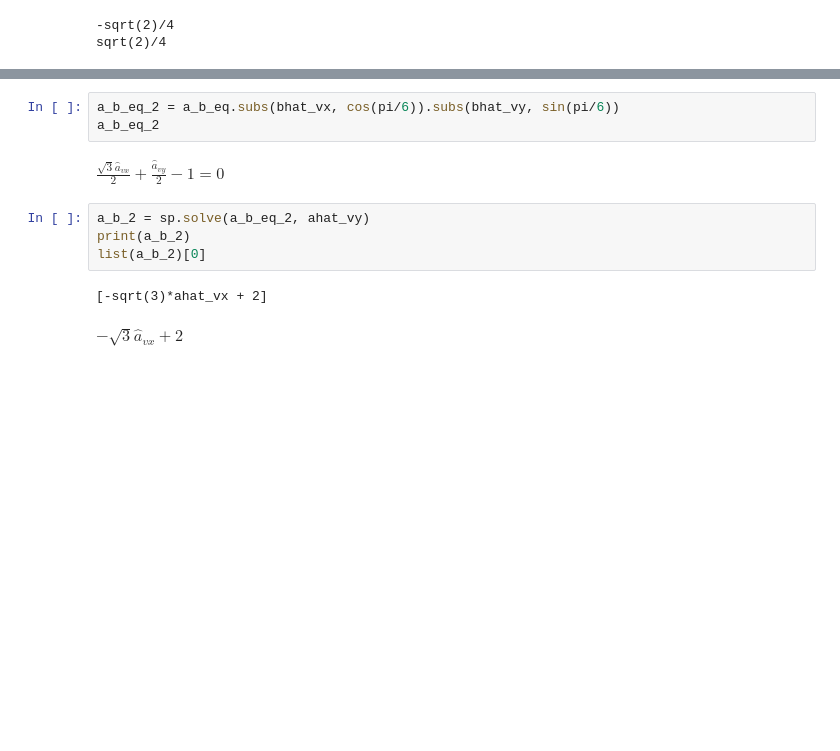
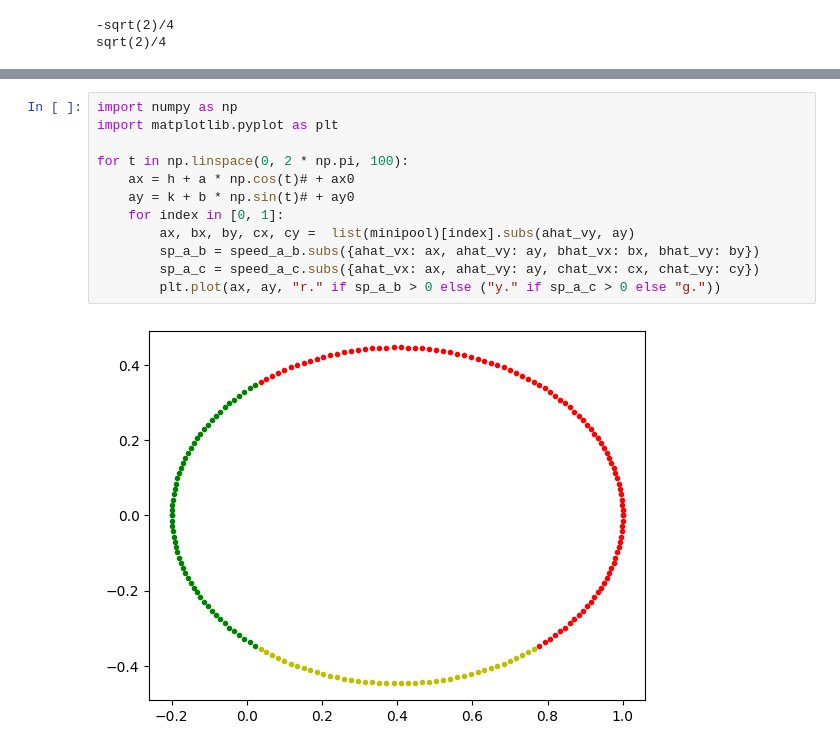
Before and after one commit to CarlKCarlK/perfect-physics, a Jupyter notebook: part_5_pydata_d.ipynb, the cells around one changed output, grey strips where cells are left out. Saved outputs shown, nothing was run; the diff lists cells and outputs as text; blank space fills up the shorter version.

Commit message:
find zeros of speed

```diff
--- a/part_5_pydata_d.ipynb
+++ b/part_5_pydata_d.ipynb
@@ -195,12 +197,14 @@ $\displaystyle \frac{- 2 a_{vx} a_{x}^{3} + 6 a_{vx} a_{x}^{2} b_{x} - 2 a_{vx}
-# %%
-a_b_eq_2 = a_b_eq.subs(bhat_vx, cos(pi/6)).subs(bhat_vy, sin(pi/6))
-a_b_eq_2
-# %% [output]
-$\displaystyle \frac{\sqrt{3} \hat{a}_{vx}}{2} + \frac{\hat{a}_{vy}}{2} - 1 = 0$
-# %%
-a_b_2 = sp.solve(a_b_eq_2, ahat_vy)
-print(a_b_2)
-list(a_b_2)[0]
-# %% [output]
-[-sqrt(3)*ahat_vx + 2]
-$\displaystyle - \sqrt{3} \hat{a}_{vx} + 2$
+# %%
+import numpy as np
+import matplotlib.pyplot as plt
+
+for t in np.linspace(0, 2 * np.pi, 100):
+    ax = h + a * np.cos(t)# + ax0
+    ay = k + b * np.sin(t)# + ay0
+    for index in [0, 1]:
+        ax, bx, by, cx, cy =  list(minipool)[index].subs(ahat_vy, ay)
+        sp_a_b = speed_a_b.subs({ahat_vx: ax, ahat_vy: ay, bhat_vx: bx, bhat_vy: by})
+        sp_a_c = speed_a_c.subs({ahat_vx: ax, ahat_vy: ay, chat_vx: cx, chat_vy: cy})
+        plt.plot(ax, ay, "r." if sp_a_b > 0 else ("y." if sp_a_c > 0 else "g."))
+# %% [output]
+[figure, added]
```
Also changed, not shown: parts of 7 cells of this notebook.
